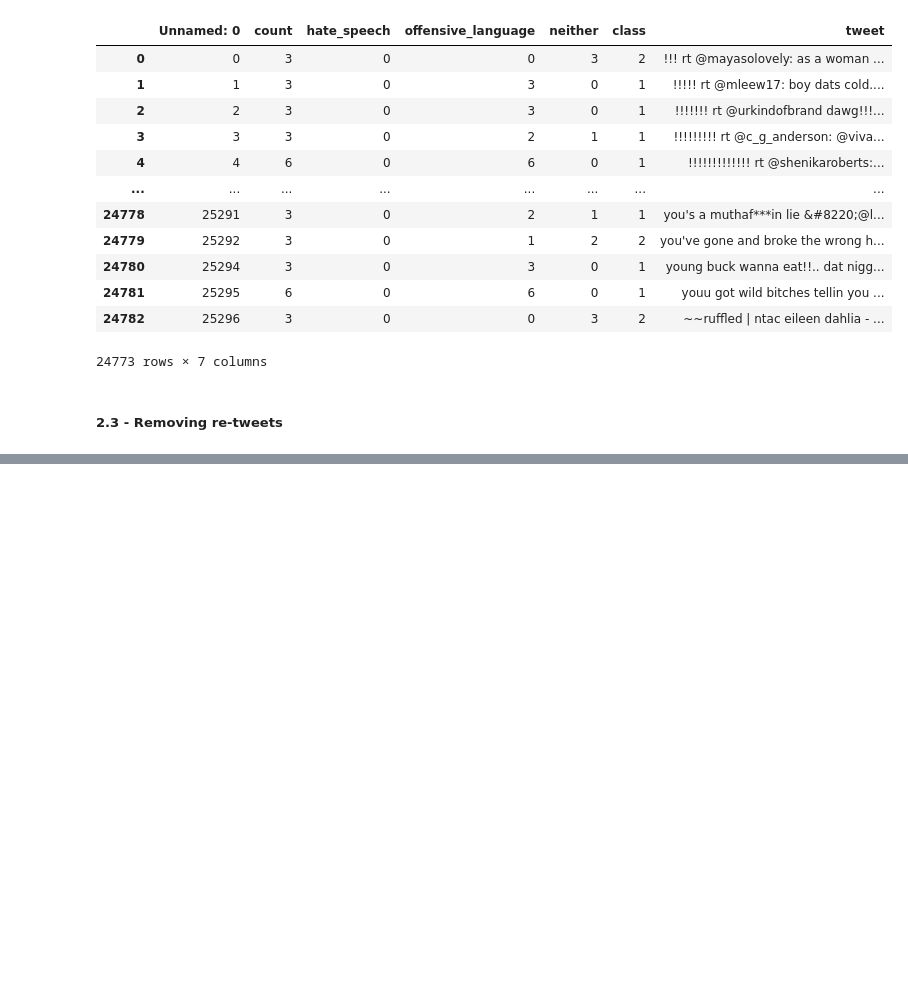
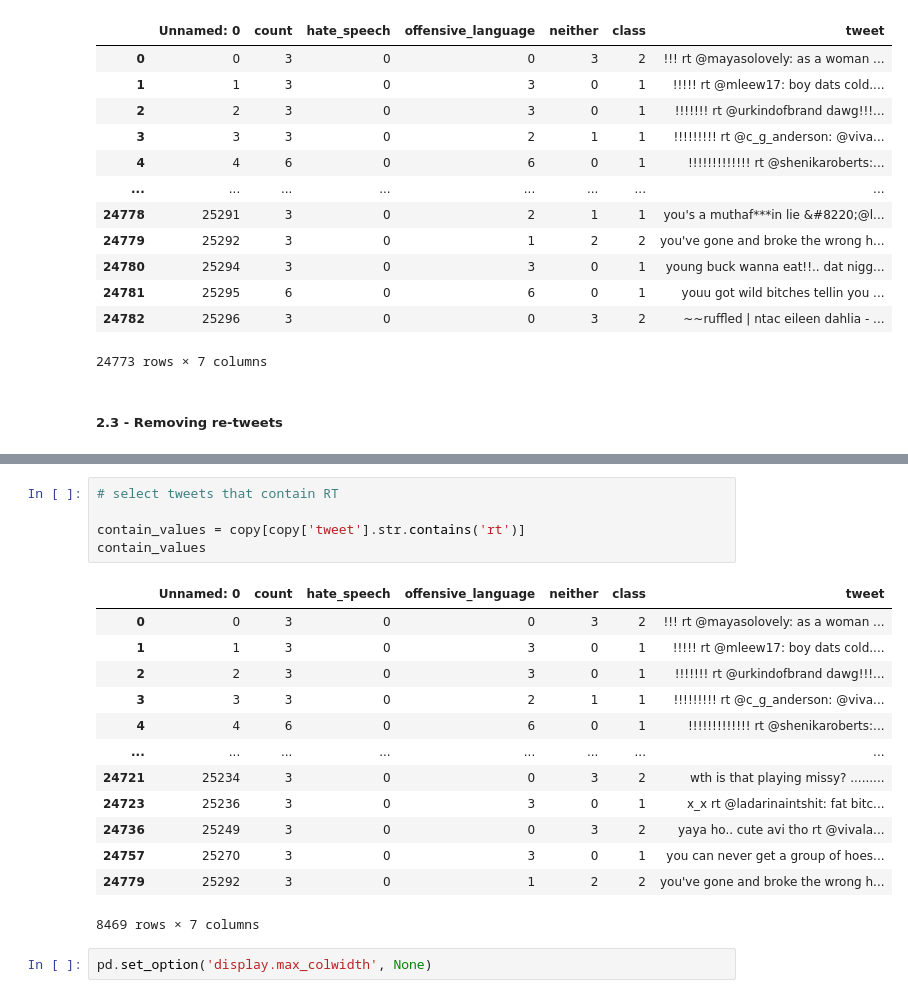
Before and after one commit to claraneu/trolling-trolls, a Jupyter notebook: 1. Data cleaning & Pre-processing.ipynb, the cells around one changed output, grey strips where cells are left out. Cells and saved outputs as stored; diff of their text form; blank space fills up the shorter version.

```diff
--- a/1. Data cleaning & Pre-processing.ipynb
+++ b/1. Data cleaning & Pre-processing.ipynb
@@ -298,0 +315,21 @@ AttributeError: 'DataFrame' object has no attribute 'text'
+# %%
+# select tweets that contain RT
+
+contain_values = copy[copy['tweet'].str.contains('rt')]
+contain_values
+# %% [output]
+|  | Unnamed: 0 | count | hate_speech | offensive_language | neither | class | tweet |
+| 0 | 0 | 3 | 0 | 0 | 3 | 2 | !!! rt @mayasolovely: as a woman ... |
+| 1 | 1 | 3 | 0 | 3 | 0 | 1 | !!!!! rt @mleew17: boy dats cold.... |
+| 2 | 2 | 3 | 0 | 3 | 0 | 1 | !!!!!!! rt @urkindofbrand dawg!!!... |
+| 3 | 3 | 3 | 0 | 2 | 1 | 1 | !!!!!!!!! rt @c_g_anderson: @viva... |
+| 4 | 4 | 6 | 0 | 6 | 0 | 1 | !!!!!!!!!!!!! rt @shenikaroberts:... |
+| ... | ... | ... | ... | ... | ... | ... | ... |
+| 24721 | 25234 | 3 | 0 | 0 | 3 | 2 | wth is that playing missy? ......... |
+| 24723 | 25236 | 3 | 0 | 3 | 0 | 1 | x_x rt @ladarinaintshit: fat bitc... |
+| 24736 | 25249 | 3 | 0 | 0 | 3 | 2 | yaya ho.. cute avi tho rt @vivala... |
+| 24757 | 25270 | 3 | 0 | 3 | 0 | 1 | you can never get a group of hoes... |
+| 24779 | 25292 | 3 | 0 | 1 | 2 | 2 | you've gone and broke the wrong h... |
+8469 rows × 7 columns
+# %%
+pd.set_option('display.max_colwidth', None)
```
Also changed, not shown: parts of 25 cells of this notebook.
